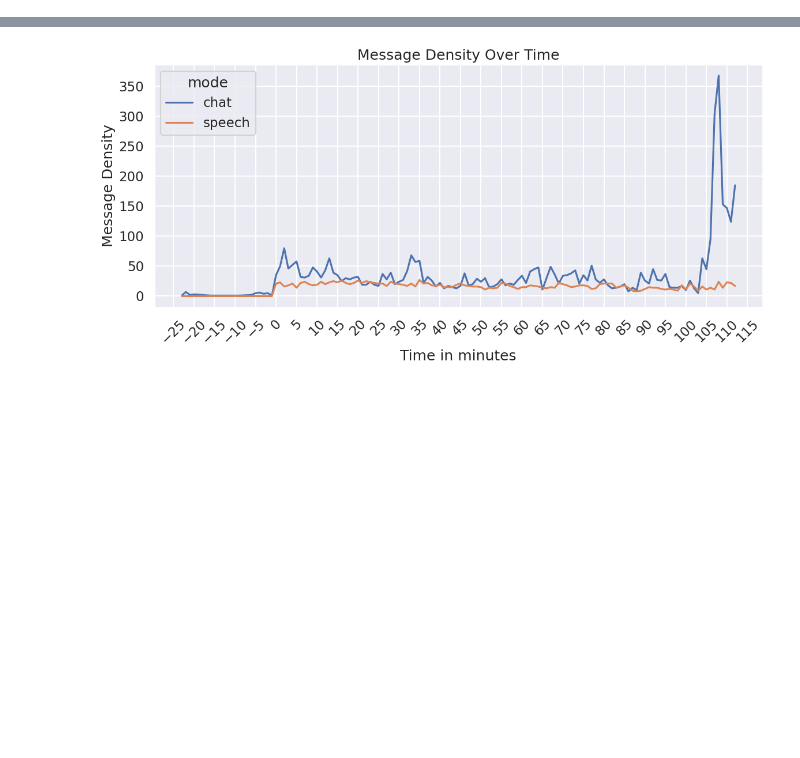
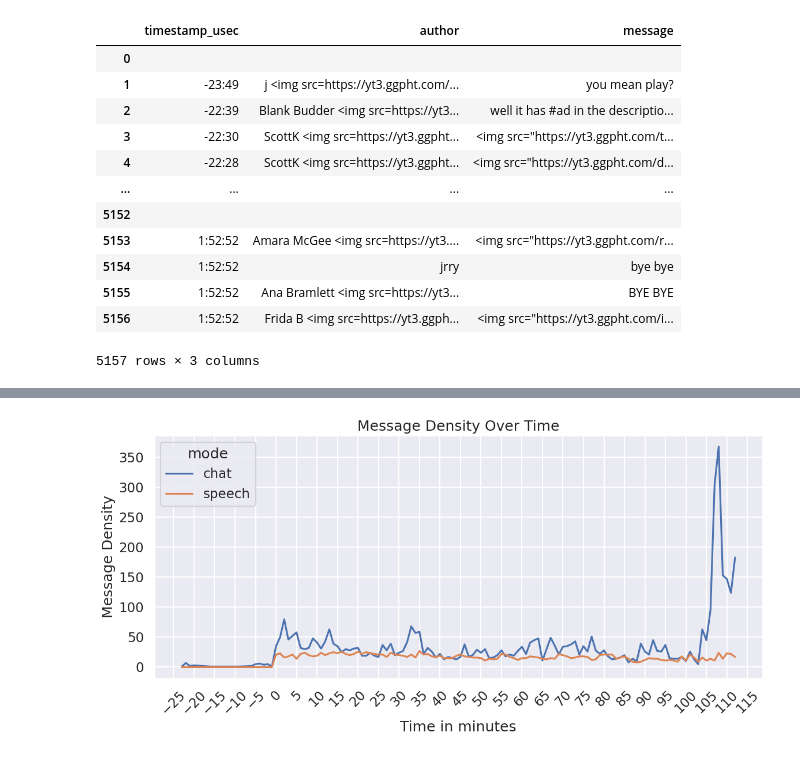
Before and after one commit to stcoats/VoD_toolkit, a Jupyter notebook: VoD_toolkit_v1.ipynb, the cells around one changed output, grey strips where cells are left out. Saved outputs shown, nothing was run; the diff lists cells and outputs as text; code cells hidden in the pictures; blank space fills up the shorter version.

```diff
--- a/VoD_toolkit_v1.ipynb
+++ b/VoD_toolkit_v1.ipynb
@@ -69,6 +255,8 @@ Deleting existing file /content/PewDiePie/20240322--cUUuRK3Rm4k--First Stream In
 # %%
-json_path = glob.glob("/content/*/*.live_chat.json")
-vtt_path =  glob.glob("/content/*/*.en.vtt")
+#This cell is for YouTube VoD
+
+json_path = glob.glob("/content/P*/*.json")
+vtt_path =  glob.glob("/content/P*/*.en.vtt")
 json_data = pd.read_json(json_path[0],
                     orient='records',
                     lines=True)
@@ -96,6 +284,23 @@ def extract_content(input_df):
           message_runs = renderer.get("message", {}).get("runs", [])
           author_name = renderer.get("authorName", {}).get("simpleText", "")
           timestamp_usec = renderer.get("timestampText", {}).get("simpleText", "")
+          badge_url = ''
+
+          try:
+              # Get author badges (if any)
+              badges = renderer.get("authorBadges", [])
+
+              # Loop through the badges and find the 32px thumbnail
+              for badge in badges:
+                  badge_thumbnails = badge.get('liveChatAuthorBadgeRenderer', {}).get('customThumbnail', {}).get('thumbnails', [])
+                  for thumbnail in badge_thumbnails:
+                      if thumbnail.get('width') == 32:  # Check if it's a 32-pixel image
+                          badge_url = thumbnail.get('url', 'No badge')
+                          break
+          except (KeyError, IndexError):
+              badge_url = ''
+          if badge_url != '':
+            author_name = author_name + ' <img src=' + badge_url + '>'
 
           # Initialize message content
           message_content = []
@@ -126,3 +331,18 @@ def extract_content(input_df):
   return extracted_messages
 # %%
 chat_df = pd.DataFrame(extract_content(json_data))
+chat_df
+# %% [output]
+|  | timestamp_usec | author | message |
+| 0 |  |  |  |
+| 1 | -23:49 | j <img src=https://yt3.ggpht.com/... | you mean play? |
+| 2 | -22:39 | Blank Budder <img src=https://yt3... | well it has #ad in the descriptio... |
+| 3 | -22:30 | ScottK <img src=https://yt3.ggpht... | <img src="https://yt3.ggpht.com/t... |
+| 4 | -22:28 | ScottK <img src=https://yt3.ggpht... | <img src="https://yt3.ggpht.com/d... |
+| ... | ... | ... | ... |
+| 5152 |  |  |  |
+| 5153 | 1:52:52 | Amara McGee <img src=https://yt3.... | <img src="https://yt3.ggpht.com/r... |
+| 5154 | 1:52:52 | jrry | bye bye |
+| 5155 | 1:52:52 | Ana Bramlett <img src=https://yt3... | BYE BYE |
+| 5156 | 1:52:52 | Frida B <img src=https://yt3.ggph... | <img src="https://yt3.ggpht.com/i... |
+5157 rows × 3 columns
```
Also changed, not shown: parts of 21 cells of this notebook.
